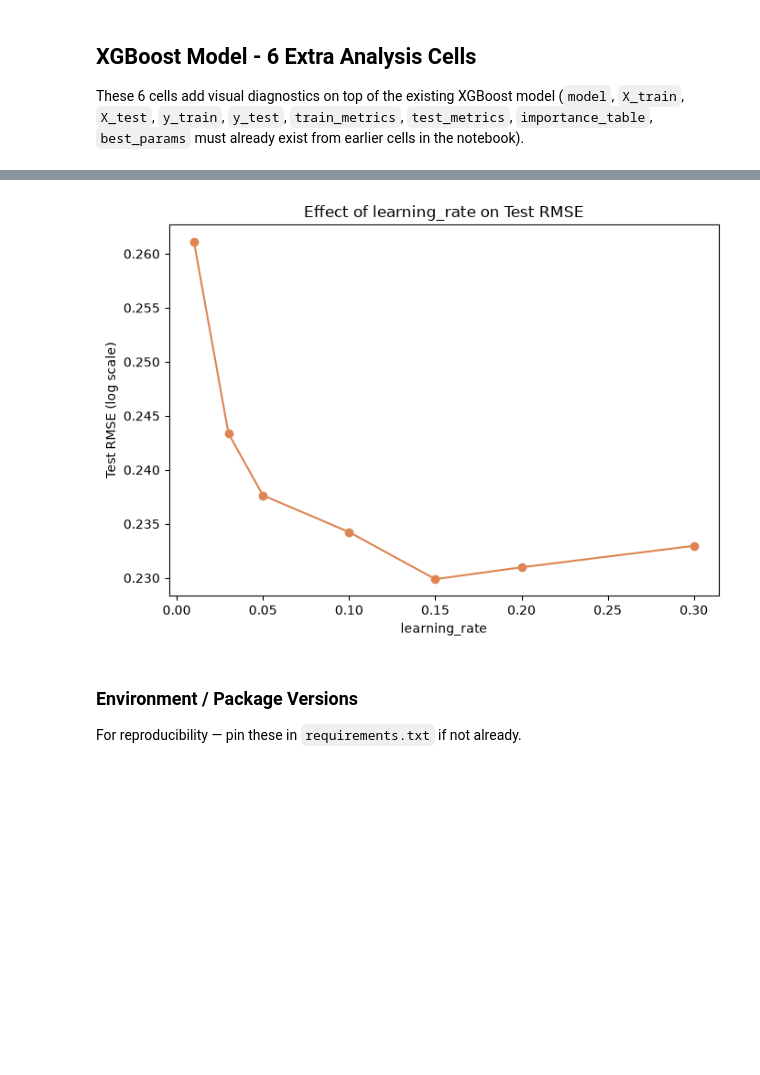
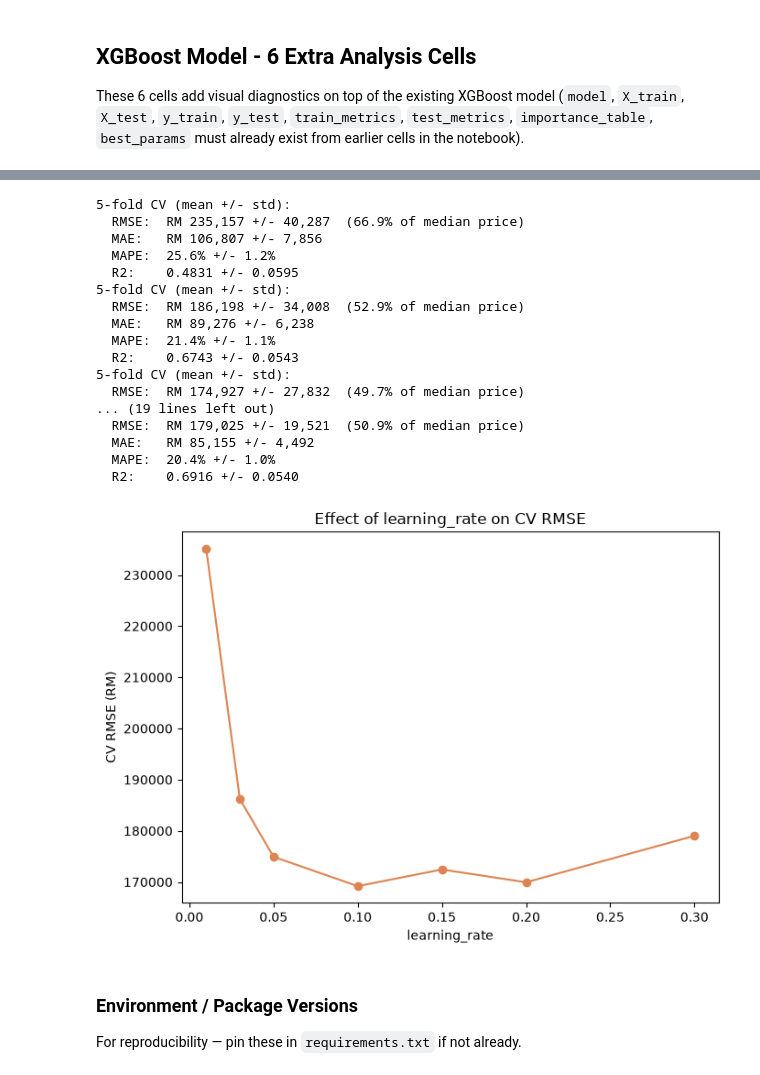
Before and after one commit to Lowzh5/Malaysian-Condominium-Prices-Data, a Jupyter notebook: src/model_XGBoost.ipynb, the cells around one changed output, grey strips where cells are left out. Drawn from its saved outputs; the diff is of its cells as text; code cells hidden in the pictures; blank space fills up the shorter version.

```diff
--- a/src/model_XGBoost.ipynb
+++ b/src/model_XGBoost.ipynb
@@ -138,8 +166,8 @@ random_search = RandomizedSearchCV(
     base_estimator,
     param_distributions=param_distributions,
     n_iter=60,
-    scoring="neg_root_mean_squared_error",
-    cv=5,
+    scoring=rm_rmse_scorer,
+    cv=cv_splitter,
     n_jobs=-1,
     random_state=42,
     verbose=1,
@@ -149,7 +177,7 @@ random_search = RandomizedSearchCV(
 random_search.fit(X_fit, y_fit, eval_set=[(X_val, y_val)], verbose=False)
 
 print("Best params:", random_search.best_params_)
-print(f"Best CV score (log-scale RMSE): {-random_search.best_score_:.4f}")
+print(f"Best CV score (RM-scale RMSE): RM {-random_search.best_score_:,.0f}")
 
 with open(os.path.join(MODEL_DIR, "xgboost_best_params.json"), "w") as f:
     json.dump(random_search.best_params_, f, indent=2)
@@ -441,28 +464,31 @@ plt.show()
 # %%
 # CELL 5: Effect of max_depth
 # Plain explanation: max_depth controls how complex each tree can get.
-# Deeper trees keep improving Train R2, but Test R2 eventually flattens or
+# Deeper trees keep improving Train R2, but CV R2 eventually flattens or
 # drops - that is the point where the model starts overfitting.
 depths = [2, 3, 4, 5, 6, 7, 8, 10]
-train_r2_list, test_r2_list = [], []
+train_r2_list, cv_r2_list = [], []
 
 for d in depths:
     params = dict(best_params)
     params["max_depth"] = d
     params.pop("n_estimators", None)
-    temp_model = xgb.XGBRegressor(**params, n_estimators=300, random_state=42, objective="reg:squarederror")
+    temp_model = xgb.XGBRegressor(**params, n_estimators=final_params["n_estimators"], random_state=42, objective="reg:squarederror")
     temp_model.fit(X_train, y_train)
     train_r2_list.append(temp_model.score(X_train, y_train))
-    test_r2_list.append(temp_model.score(X_test, y_test))
+    cv = cross_validate_model(
+        xgb.XGBRegressor(**params, n_estimators=final_params["n_estimators"], random_state=42, objective="reg:squarederror"),
+        X_train, y_train, n_splits=5,
+    )
+    cv_r2_list.append(cv["mean"]["R2"])
 
 plt.figure(figsize=(7, 5))
 plt.plot(depths, train_r2_list, marker="o", label="Train R2")
-plt.plot(depths, test_r2_list, marker="o", label="Test R2")
+plt.plot(depths, cv_r2_list, marker="o", label="CV R2")
 plt.xlabel("max_depth")
 plt.ylabel("R2")
-plt.title("Effect of max_depth on Train/Test R2")
+plt.title("Effect of max_depth on Train/CV R2")
 plt.legend()
 plt.tight_layout()
-plt.savefig(os.path.join(MODEL_DIR, "xgboost_maxdepth_effect.png"), dpi=150)
 plt.show()
 # %% [output]
@@ -470,32 +513,46 @@ plt.show()
 # %%
 # CELL 6: Effect of learning_rate
 # Plain explanation: learning_rate controls how fast each tree learns. Too
 # slow and the model may not learn enough in time; too fast and it can
 # overshoot and make worse guesses. The lowest point on this curve is the
 # best rate for this data.
 rates = [0.01, 0.03, 0.05, 0.1, 0.15, 0.2, 0.3]
-test_rmse_list = []
+cv_rmse_list = []
 
 for lr in rates:
     params = dict(best_params)
     params["learning_rate"] = lr
     params.pop("n_estimators", None)
-    temp_model = xgb.XGBRegressor(**params, n_estimators=300, random_state=42, objective="reg:squarederror")
-    temp_model.fit(X_train, y_train)
-    preds = temp_model.predict(X_test)
-    rmse = np.sqrt(((y_test - preds) ** 2).mean())
-    test_rmse_list.append(rmse)
+    temp_model = xgb.XGBRegressor(**params, n_estimators=final_params["n_estimators"], random_state=42, objective="reg:squarederror")
+    cv = cross_validate_model(temp_model, X_train, y_train, n_splits=5)
+    cv_rmse_list.append(cv["mean"]["RMSE"])
 
 plt.figure(figsize=(7, 5))
-plt.plot(rates, test_rmse_list, marker="o", color="#DD8452")
+plt.plot(rates, cv_rmse_list, marker="o", color="#DD8452")
 plt.xlabel("learning_rate")
-plt.ylabel("Test RMSE (log scale)")
-plt.title("Effect of learning_rate on Test RMSE")
+plt.ylabel("CV RMSE (RM)")
+plt.title("Effect of learning_rate on CV RMSE")
 plt.tight_layout()
-plt.savefig(os.path.join(MODEL_DIR, "xgboost_lr_effect.png"), dpi=150)
 plt.show()
 # %% [output]
+5-fold CV (mean +/- std):
+  RMSE:  RM 235,157 +/- 40,287  (66.9% of median price)
+  MAE:   RM 106,807 +/- 7,856
+  MAPE:  25.6% +/- 1.2%
+  R2:    0.4831 +/- 0.0595
+5-fold CV (mean +/- std):
+  RMSE:  RM 186,198 +/- 34,008  (52.9% of median price)
+  MAE:   RM 89,276 +/- 6,238
+  MAPE:  21.4% +/- 1.1%
+  R2:    0.6743 +/- 0.0543
+5-fold CV (mean +/- std):
+  RMSE:  RM 174,927 +/- 27,832  (49.7% of median price)
+... (19 lines left out)
+  RMSE:  RM 179,025 +/- 19,521  (50.9% of median price)
+  MAE:   RM 85,155 +/- 4,492
+  MAPE:  20.4% +/- 1.0%
+  R2:    0.6916 +/- 0.0540
-[figure, old version]
+[figure, new version]
 # %% [markdown]
 ### Environment / Package Versions
 
```
Also changed, not shown: parts of 17 cells of this notebook, 2 other files.
